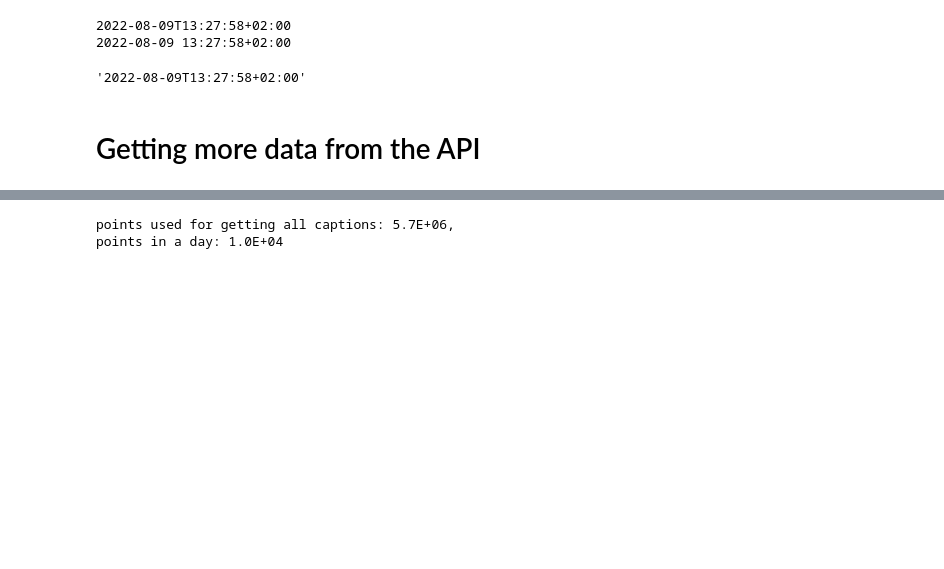
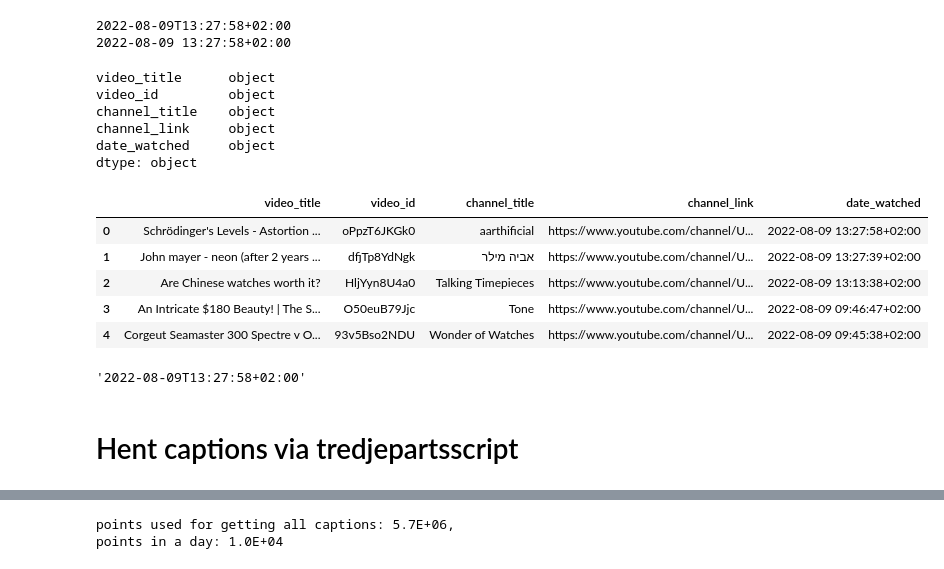
Before and after one commit to JeppeFoldberg/YT_overblik, a Jupyter notebook: skab datasæt/test.ipynb, the cells around one changed output, grey strips where cells are left out. Drawn from its saved outputs; the diff is of its cells as text; code cells hidden in the pictures; blank space fills up the shorter version.

```diff
--- a/skab datasæt/test.ipynb
+++ b/skab datasæt/test.ipynb
@@ -154,6 +154,22 @@ print(pd.Timestamp(date))
 #     'date_watched' : date_watched
 # })
 dataframe = pd.read_csv('../Renset data/watch_history_df.csv', index_col=0, parse_dates=['date_watched'])
+# %%
+print(dataframe.dtypes)
+dataframe.head()
+# %% [output]
+video_title      object
+video_id         object
+channel_title    object
+channel_link     object
+date_watched     object
+dtype: object
+|  | video_title | video_id | channel_title | channel_link | date_watched |
+| 0 | Schrödinger's Levels - Astortion ... | oPpzT6JKGk0 | aarthificial | https://www.youtube.com/channel/U... | 2022-08-09 13:27:58+02:00 |
+| 1 | John mayer - neon (after 2 years ... | dfjTp8YdNgk | אביה מילר | https://www.youtube.com/channel/U... | 2022-08-09 13:27:39+02:00 |
+| 2 | Are Chinese watches worth it? | HljYyn8U4a0 | Talking Timepieces | https://www.youtube.com/channel/U... | 2022-08-09 13:13:38+02:00 |
+| 3 | An Intricate $180 Beauty! | The S... | O50euB79Jjc | Tone | https://www.youtube.com/channel/U... | 2022-08-09 09:46:47+02:00 |
+| 4 | Corgeut Seamaster 300 Spectre v O... | 93v5Bso2NDU | Wonder of Watches | https://www.youtube.com/channel/U... | 2022-08-09 09:45:38+02:00 |
 # %%
 dataframe.rename(columns={'video_link' : 'video_id'}, inplace = True)
 # %%
@@ -161,5 +177,5 @@ dataframe.loc[0, 'date_watched'].isoformat()
 # dataframe.shape
 # %% [output]
 '2022-08-09T13:27:58+02:00'
-# %% [markdown]
-# Getting more data from the API
+# %% [markdown]
+# Hent captions via tredjepartsscript
```
Also changed, not shown: parts of 15 cells of this notebook, 2 other files.
